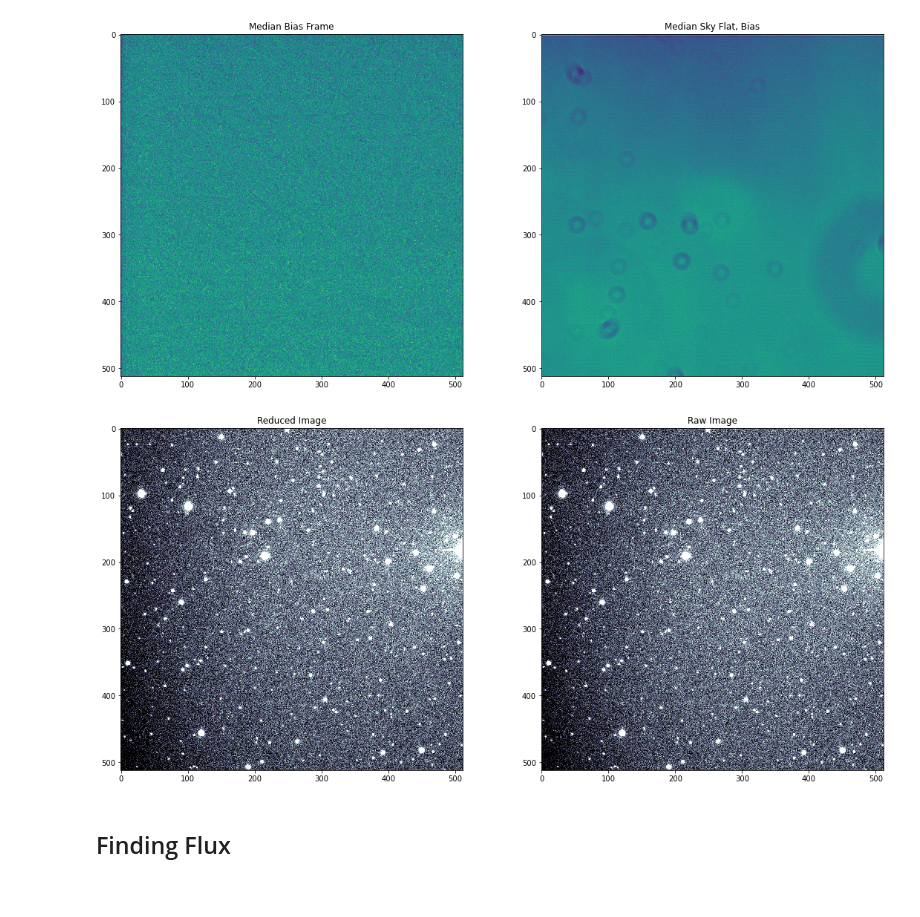
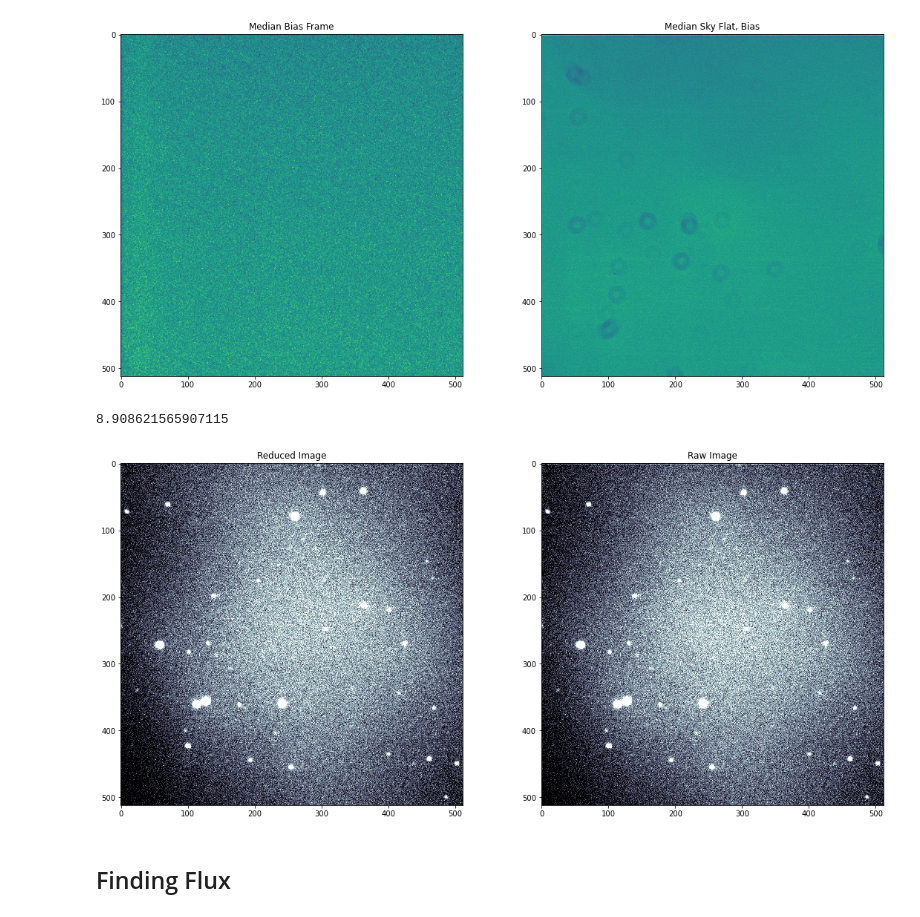
Before and after one commit to josue677/Work-space, a Jupyter notebook: Project 2/KosmosWorkFlow.ipynb, the cells around one changed output. Cells and saved outputs as stored; diff of their text form; code cells hidden in the pictures.

```diff
--- a/Project 2/KosmosWorkFlow.ipynb
+++ b/Project 2/KosmosWorkFlow.ipynb
@@ -50,23 +50,23 @@ def makemag(flux,exptime,C):
     return m
 # %%
 # First night
-dir = 'C:/Users/josue/Work-space/Project 2/Data/07.28.2022/'
+dir = 'C:/Users/josue/Work-space/data/07082022/'
 
 # Master bias
-biasfiles_1 = pd.read_table(dir + 'bias_28.txt', names=['impath'])
+biasfiles_1 = pd.read_table(dir + 'bias_08.txt', names=['impath'])
 biasfiles1 = dir + biasfiles_1['impath'].values
 bias = kosmos.biascombine(biasfiles1)
 
 # Master flats
-i_flats = dir_array(dir, "flats_i.txt")
+i_flats = dir_array(dir, "sky_flats_V.txt")
 flat_i = kosmos.flatcombine(i_flats, bias=bias, trim=None, illumcor=False)
 
 # Reduced object SS Cyg
-ss_cyg1 = dir_array(dir, "ss_cyg.txt")
+ss_cyg1 = dir_array(dir, "g9348.txt")
 SS_Cyg1 = reduce(ss_cyg1, bias, flat_i)
 
 # SS Cyg not reduced
-ss_cyg_r = CCDData.read(ss_cyg1[5])
+ss_cyg_r = CCDData.read(ss_cyg1[4])
 # %% [output]
 INFO: using the unit adu passed to the FITS reader instead of the unit adu in the FITS file. [astropy.nddata.ccddata]
 INFO: using the unit adu passed to the FITS reader instead of the unit adu in the FITS file. [astropy.nddata.ccddata]
@@ -98,28 +97,30 @@ ax[0].imshow(bias)
 ax[0].title.set_fontsize(20)
 ax[0].set_title('Median Bias Frame');
 
+# flat
 ax[1].imshow(flat_i)
 ax[1].title.set_fontsize(20)
 ax[1].set_title('Median Sky Flat, Bias');
 # %% [output]
-[figure, old version]
+[figure, new version]
 # %%
 fig,ax = plt.subplots(1,2)
 fig.set_size_inches(15, 15)
 fig.tight_layout(w_pad=7.5, h_pad=5.5)
 
-# Bias
-ax[0].imshow(SS_Cyg1[5], vmin=np.percentile(SS_Cyg1[5], 5),
-             vmax=np.percentile(SS_Cyg1[5], 98), cmap='bone', interpolation='nearest');
+ax[0].imshow(SS_Cyg1[4], vmin=np.percentile(SS_Cyg1[4], 5),
+             vmax=np.percentile(SS_Cyg1[4], 98), cmap='bone', interpolation='nearest');
 ax[0].title.set_fontsize(20)
 ax[0].set_title('Reduced Image');
 
 ax[1].imshow(ss_cyg_r, vmin=np.percentile(ss_cyg_r, 5),
              vmax=np.percentile(ss_cyg_r, 98), cmap='bone', interpolation='nearest');
 ax[1].title.set_fontsize(20)
 ax[1].set_title('Raw Image');
+print(np.mean(SS_Cyg1[4]))
 # %% [output]
+8.908621565907115
-[figure, old version]
+[figure, new version]
 # %% [markdown]
 ## Finding Flux
 # %%
```
Also changed, not shown: parts of 4 cells of this notebook, 3 other files.
